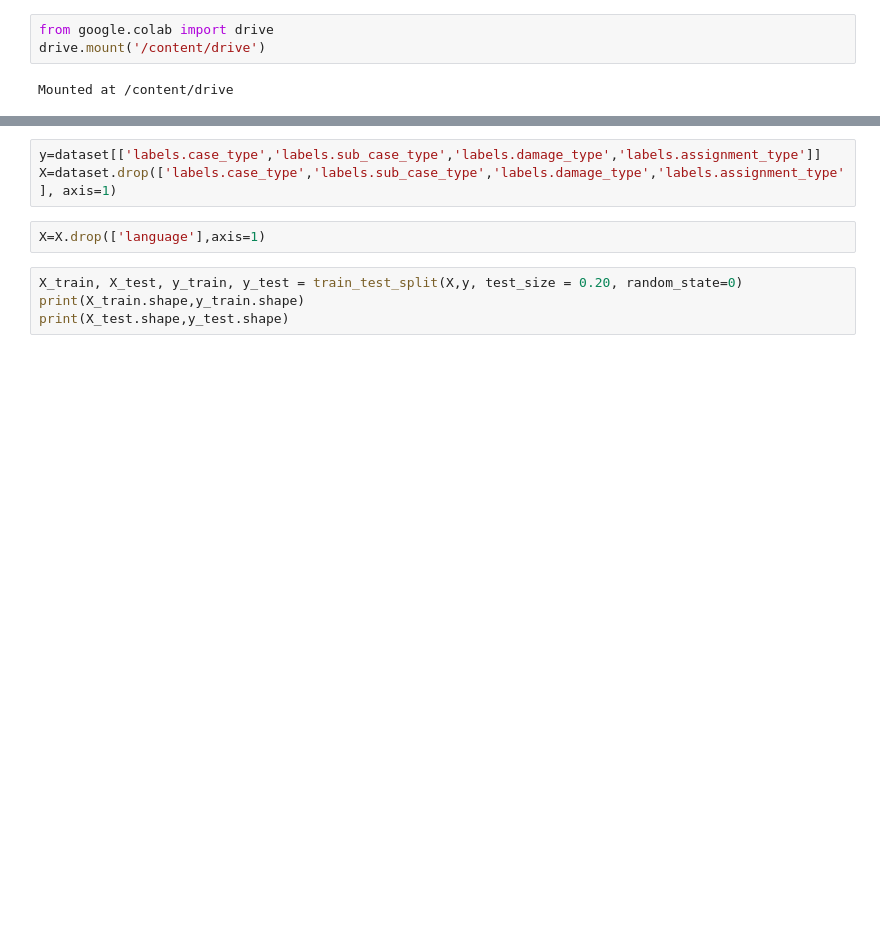
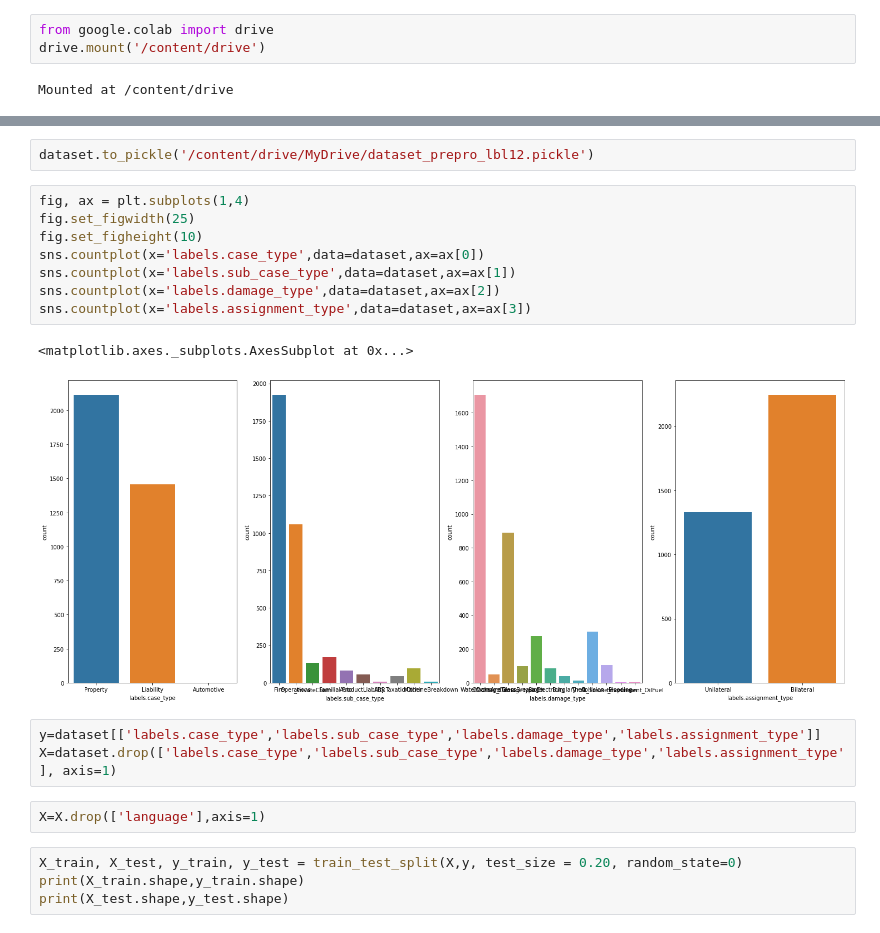
Before and after one commit to GeeraertHerber/WeGroupProject, a Jupyter notebook: LSTM_MultiInMultiOut.ipynb, the cells around one changed output, grey strips where cells are left out. Saved outputs shown, nothing was run; the diff lists cells and outputs as text; blank space fills up the shorter version.

```diff
--- a/LSTM_MultiInMultiOut.ipynb
+++ b/LSTM_MultiInMultiOut.ipynb
@@ -40,3 +63,16 @@ dataset = pd.read_pickle('/content/drive/MyDrive/dataset_prepro.pickle')
+# %%
+dataset.to_pickle('/content/drive/MyDrive/dataset_prepro_lbl12.pickle')
+# %%
+fig, ax = plt.subplots(1,4)
+fig.set_figwidth(25)
+fig.set_figheight(10)
+sns.countplot(x='labels.case_type',data=dataset,ax=ax[0])
+sns.countplot(x='labels.sub_case_type',data=dataset,ax=ax[1])
+sns.countplot(x='labels.damage_type',data=dataset,ax=ax[2])
+sns.countplot(x='labels.assignment_type',data=dataset,ax=ax[3])
+# %% [output]
+<matplotlib.axes._subplots.AxesSubplot at 0x...>
+[figure, added]
 # %%
 y=dataset[['labels.case_type','labels.sub_case_type','labels.damage_type','labels.assignment_type']]
 X=dataset.drop(['labels.case_type','labels.sub_case_type','labels.damage_type','labels.assignment_type'], axis=1)
```
Also changed, not shown: parts of 20 cells of this notebook.
